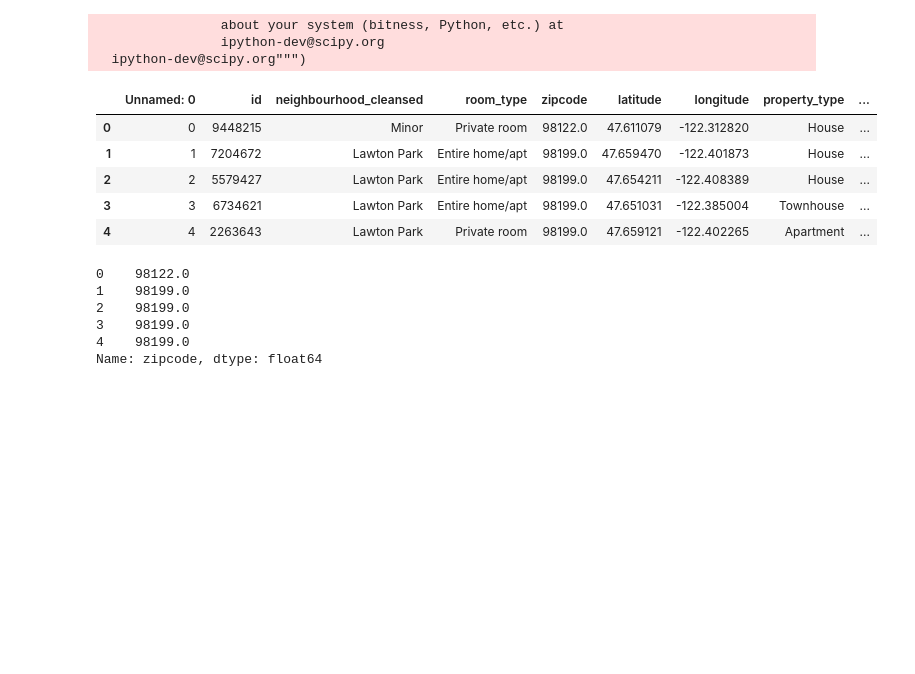
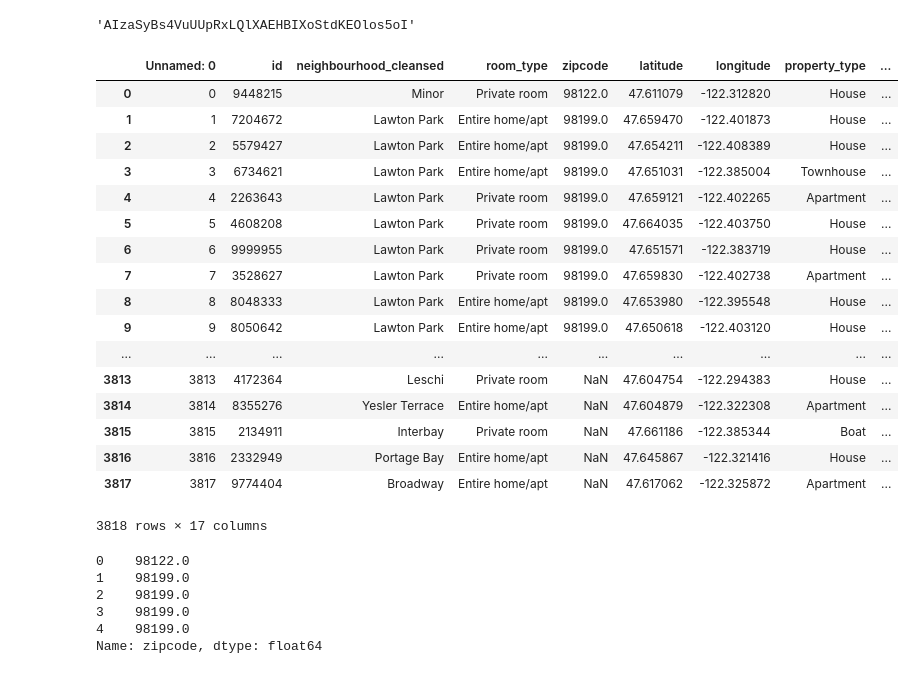
Before and after one commit to ericcheechee/ProjectBeta, a Jupyter notebook: Graphs.ipynb, the cells around one changed output. Saved outputs shown, nothing was run; the diff lists cells and outputs as text; code cells hidden in the pictures; blank space fills up the shorter version.

```diff
--- a/Graphs.ipynb
+++ b/Graphs.ipynb
@@ -5,22 +5,34 @@ import pandas as pd
 import numpy as np
 from config import (gkey)
 import gmaps
+
+gkey
 # %% [output]
-                about your system (bitness, Python, etc.) at
-                ipython-dev@scipy.org
-  ipython-dev@scipy.org""")
+'AIzaSyBs4VuUUpRxLQlXAEHBIXoStdKEOlos5oI'
 # %%
 data = "cleaned_data.csv"
 # %%
 merged_df = pd.read_csv(data, index_col = False)
-merged_df.head()
+merged_df
 # %% [output]
 |  | Unnamed: 0 | id | neighbourhood_cleansed | room_type | zipcode | latitude | longitude | property_type | ... |
 | 0 | 0 | 9448215 | Minor | Private room | 98122.0 | 47.611079 | -122.312820 | House | ... |
 | 1 | 1 | 7204672 | Lawton Park | Entire home/apt | 98199.0 | 47.659470 | -122.401873 | House | ... |
 | 2 | 2 | 5579427 | Lawton Park | Entire home/apt | 98199.0 | 47.654211 | -122.408389 | House | ... |
 | 3 | 3 | 6734621 | Lawton Park | Entire home/apt | 98199.0 | 47.651031 | -122.385004 | Townhouse | ... |
 | 4 | 4 | 2263643 | Lawton Park | Private room | 98199.0 | 47.659121 | -122.402265 | Apartment | ... |
+| 5 | 5 | 4608208 | Lawton Park | Private room | 98199.0 | 47.664035 | -122.403750 | House | ... |
+| 6 | 6 | 9999955 | Lawton Park | Private room | 98199.0 | 47.651571 | -122.383719 | House | ... |
+| 7 | 7 | 3528627 | Lawton Park | Private room | 98199.0 | 47.659830 | -122.402738 | Apartment | ... |
+| 8 | 8 | 8048333 | Lawton Park | Entire home/apt | 98199.0 | 47.653980 | -122.395548 | House | ... |
+| 9 | 9 | 8050642 | Lawton Park | Entire home/apt | 98199.0 | 47.650618 | -122.403120 | House | ... |
+| ... | ... | ... | ... | ... | ... | ... | ... | ... | ... |
+| 3813 | 3813 | 4172364 | Leschi | Private room | NaN | 47.604754 | -122.294383 | House | ... |
+| 3814 | 3814 | 8355276 | Yesler Terrace | Entire home/apt | NaN | 47.604879 | -122.322308 | Apartment | ... |
+| 3815 | 3815 | 2134911 | Interbay | Private room | NaN | 47.661186 | -122.385344 | Boat | ... |
+| 3816 | 3816 | 2332949 | Portage Bay | Entire home/apt | NaN | 47.645867 | -122.321416 | House | ... |
+| 3817 | 3817 | 9774404 | Broadway | Entire home/apt | NaN | 47.617062 | -122.325872 | Apartment | ... |
+3818 rows × 17 columns
 # %%
 zipcode = merged_df["zipcode"]
 zipcode.head()
```
Also changed, not shown: parts of 18 cells of this notebook, 4 other files.
